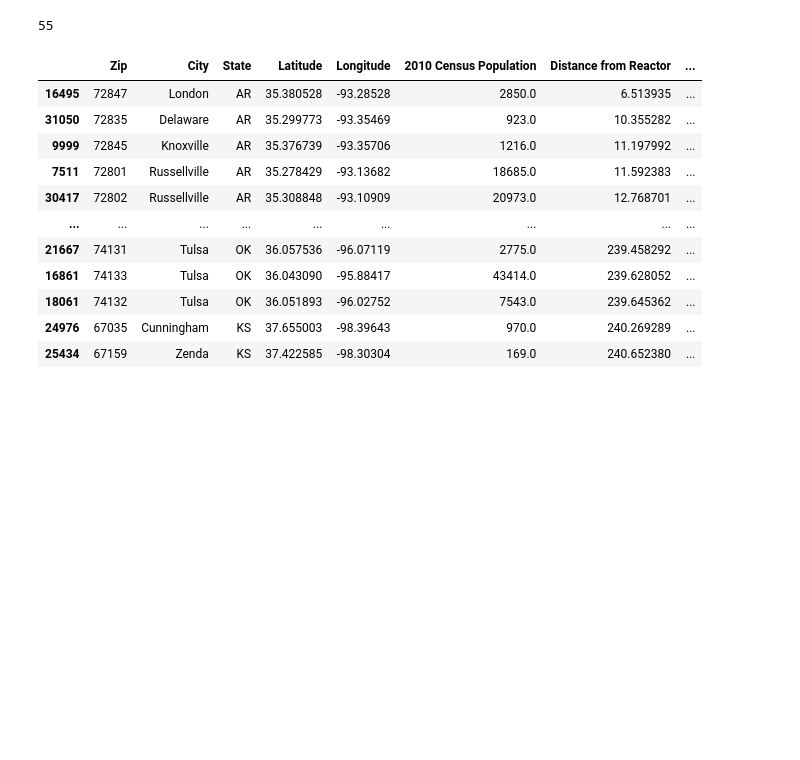
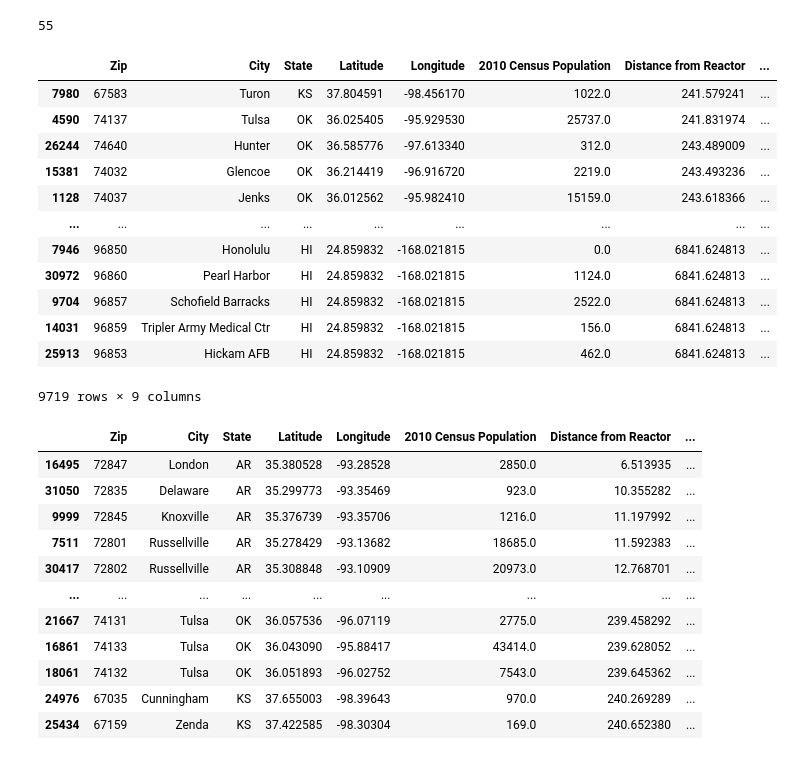
Before and after one commit to jhillner/Group-Project-1, a Jupyter notebook: Code/latDistance.ipynb, the cells around one changed output. Cells and saved outputs as stored; diff of their text form; code cells hidden in the pictures; blank space fills up the shorter version.

```diff
--- a/Code/latDistance.ipynb
+++ b/Code/latDistance.ipynb
@@ -138,13 +141,8 @@ for i in range(len(reactor)-1):
     df_o=geoPop[geoPop['Distance from Reactor']<=241.402]
     frames.append(df_o)
     #df_n.append(df_o)
-    geoPop=geoPop[geoPop['Distance from Reactor']>241.402]
+    geoPop=geoPop[geoPop['Distance from Reactor']>241.402].copy()
     print(f"{i}      {lat1Reactor}     {long1Reactor}")
-
-    #print(i)
-    #print(df_o)
-    #print(df_n)
-    #df_n=df_n+df_o
-    i=i+1
+    print(frames)
 # %% [output]
 0      35.330898     -93.247162
@@ -155,5 +169,21 @@ len(frames)
 # %% [output]
 55
+# %%
+geoPop
+# %% [output]
+|  | Zip | City | State | Latitude | Longitude | 2010 Census Population | Distance from Reactor | ... |
+| 7980 | 67583 | Turon | KS | 37.804591 | -98.456170 | 1022.0 | 241.579241 | ... |
+| 4590 | 74137 | Tulsa | OK | 36.025405 | -95.929530 | 25737.0 | 241.831974 | ... |
+| 26244 | 74640 | Hunter | OK | 36.585776 | -97.613340 | 312.0 | 243.489009 | ... |
+| 15381 | 74032 | Glencoe | OK | 36.214419 | -96.916720 | 2219.0 | 243.493236 | ... |
+| 1128 | 74037 | Jenks | OK | 36.012562 | -95.982410 | 15159.0 | 243.618366 | ... |
+| ... | ... | ... | ... | ... | ... | ... | ... | ... |
+| 7946 | 96850 | Honolulu | HI | 24.859832 | -168.021815 | 0.0 | 6841.624813 | ... |
+| 30972 | 96860 | Pearl Harbor | HI | 24.859832 | -168.021815 | 1124.0 | 6841.624813 | ... |
+| 9704 | 96857 | Schofield Barracks | HI | 24.859832 | -168.021815 | 2522.0 | 6841.624813 | ... |
+| 14031 | 96859 | Tripler Army Medical Ctr | HI | 24.859832 | -168.021815 | 156.0 | 6841.624813 | ... |
+| 25913 | 96853 | Hickam AFB | HI | 24.859832 | -168.021815 | 462.0 | 6841.624813 | ... |
+9719 rows × 9 columns
 # %%
 df = pd.concat(frames)
 df
```
Also changed, not shown: parts of 16 cells of this notebook, 4 other files.
